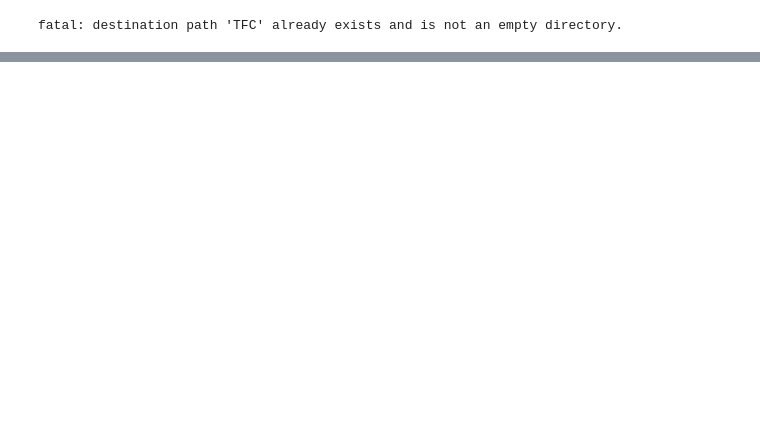
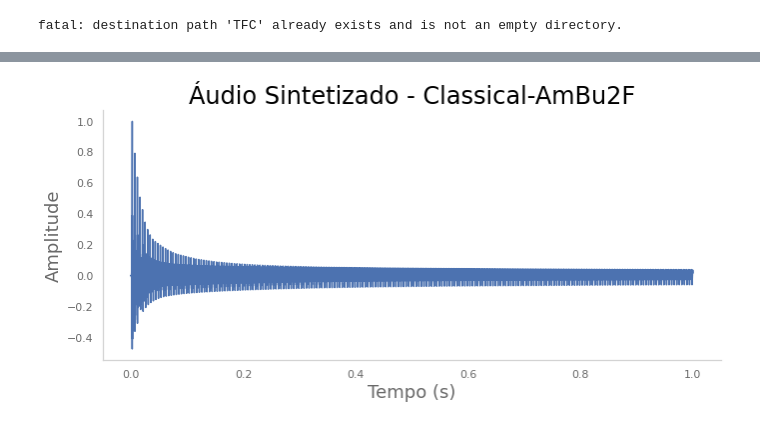
Before and after one commit to grnbatera/TFC, a Jupyter notebook: TFC_1_0.ipynb, the cells around one changed output, grey strips where cells are left out. Cells and saved outputs as stored; diff of their text form; code cells hidden in the pictures; blank space fills up the shorter version.

```diff
--- a/TFC_1_0.ipynb
+++ b/TFC_1_0.ipynb
@@ -175,0 +167,6 @@ Audio(data=y,rate=fs)
+# %%
+z1=np.zeros((t*fs-len(y1)),)
+x1=np.hstack((y1,z1))
+# %%
+violao1 = scipy.signal.lfilter(b,a,x1)
+#violao1 = violao1/(max(abs(violao1))+.1)
@@ -175,0 +250,11 @@ Audio(data=y,rate=fs)
+# %%
+plt.figure(figsize=(10, 5))
+t=np.arange(len(violao1))/fs
+plt.title('Áudio Sintetizado - Classical-AmBu2F')
+plt.xlabel('Tempo (s)')
+plt.ylabel('Amplitude')
+plt.plot(t,violao1)
+plt.tight_layout()
+plt.savefig('/content/TFC/audio01.svg', format='svg', dpi=800)
+# %% [output]
+[figure, added]
```
Also changed, not shown: parts of 88 cells of this notebook.
